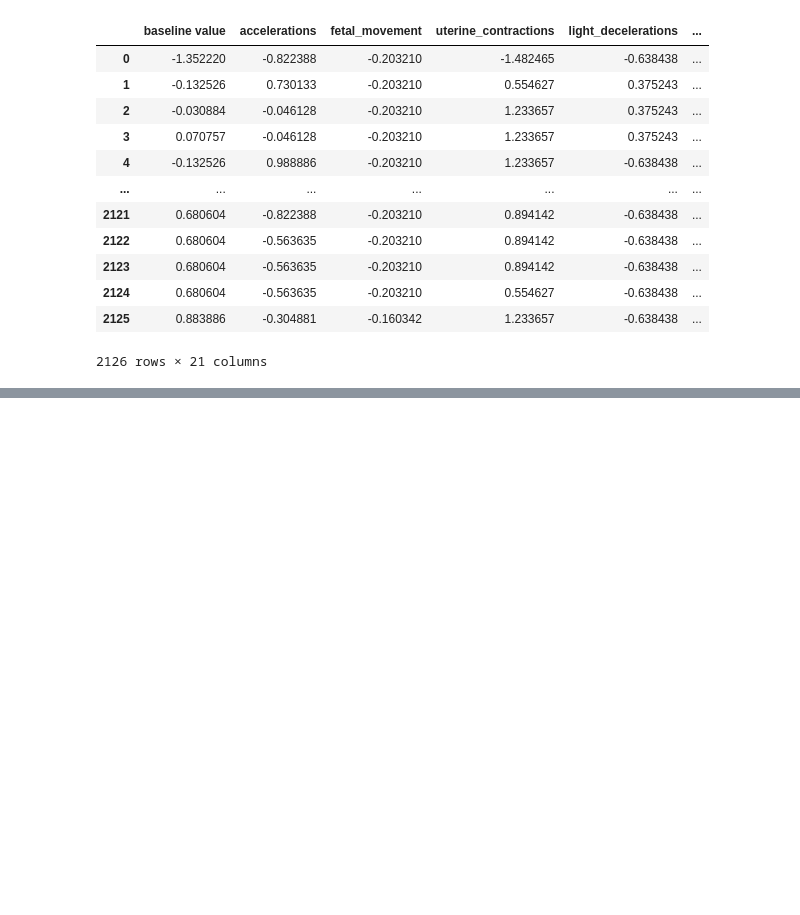
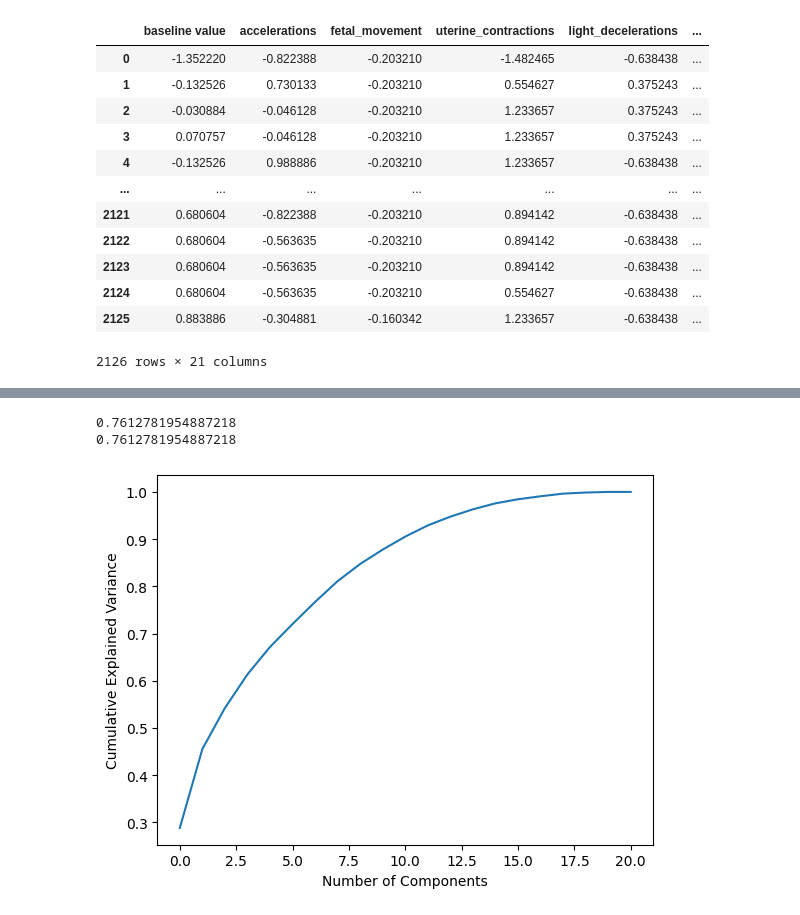
Before and after one commit to magdarogalska/CIS4496_Gitlab, a Jupyter notebook: FetalHealthClass.ipynb, the cells around one changed output, grey strips where cells are left out. Drawn from its saved outputs; the diff is of its cells as text; code cells hidden in the pictures; blank space fills up the shorter version.

```diff
--- a/FetalHealthClass.ipynb
+++ b/FetalHealthClass.ipynb
@@ -112,0 +243,21 @@ rf = RandomForestClassifier(random_state=42)
+# %%
+knn.fit(train_X_ch, train_y)
+knn_ch = knn.predict(test_X_ch)
+f1_knn_ch = f1_score(test_y, knn_ch, average='micro')
+print(f1_knn_ch)
+acc_knn_ch = accuracy_score(test_y, knn_ch)
+print(acc_knn_ch)
+# %% [output]
+0.7612781954887218
+0.7612781954887218
+# %%
+#KNN Looks promising, let's see if we can improve it by performing some feature engineering
+from sklearn.decomposition import PCA
+
+pca = PCA().fit(df_std)
+plt.plot(np.cumsum(pca.explained_variance_ratio_))
+plt.xlabel('Number of Components')
+plt.ylabel('Cumulative Explained Variance')
+plt.show()
+# %% [output]
+[figure, added]
```
Also changed, not shown: parts of 16 cells of this notebook.
